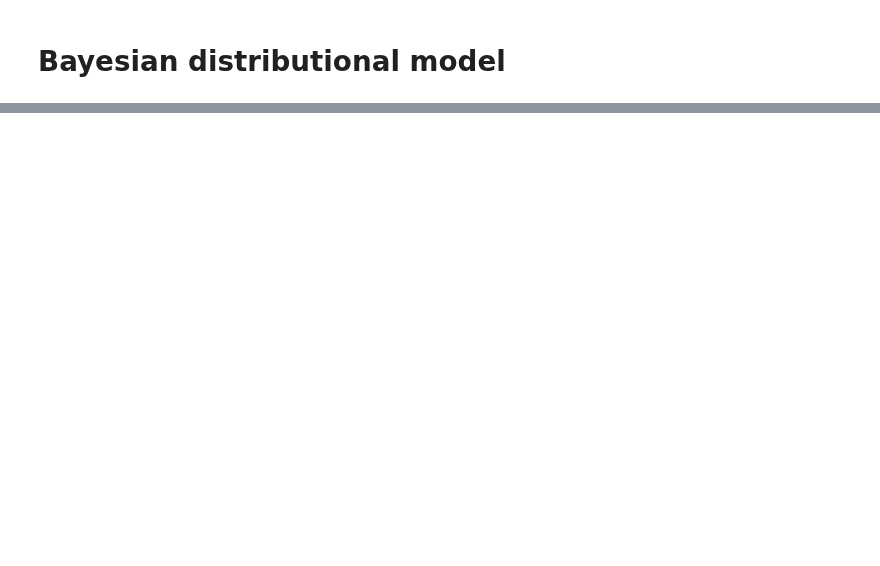
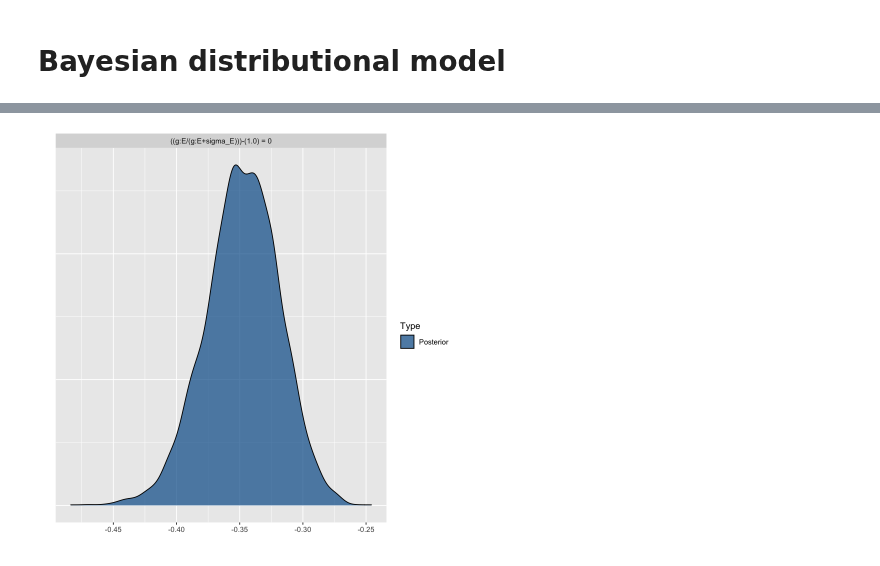
Before and after one commit to sdaza/gxe-dispersion, a Jupyter notebook: notebooks/GxE.ipynb, the cells around one changed output, grey strips where cells are left out. Cells and saved outputs as stored; diff of their text form; code cells hidden in the pictures; blank space fills up the shorter version.

```diff
--- a/notebooks/GxE.ipynb
+++ b/notebooks/GxE.ipynb
@@ -167,0 +176,4 @@ Posterior probabilities of point hypotheses assume equal prior probabilities.
+# %%
+# magnitude of this departure from the scaling model as a proportion of the total GxE effect
+hyp <- "(g:E / (g:E + sigma_E)) = 1.0"
+(hyp <- hypothesis(b3, hyp, alpha = 0.05))
@@ -167,0 +191,4 @@ Posterior probabilities of point hypotheses assume equal prior probabilities.
+# %%
+plot(hyp)
+# %% [output]
+[figure, added]
```
Also changed, not shown: parts of 25 cells of this notebook.
